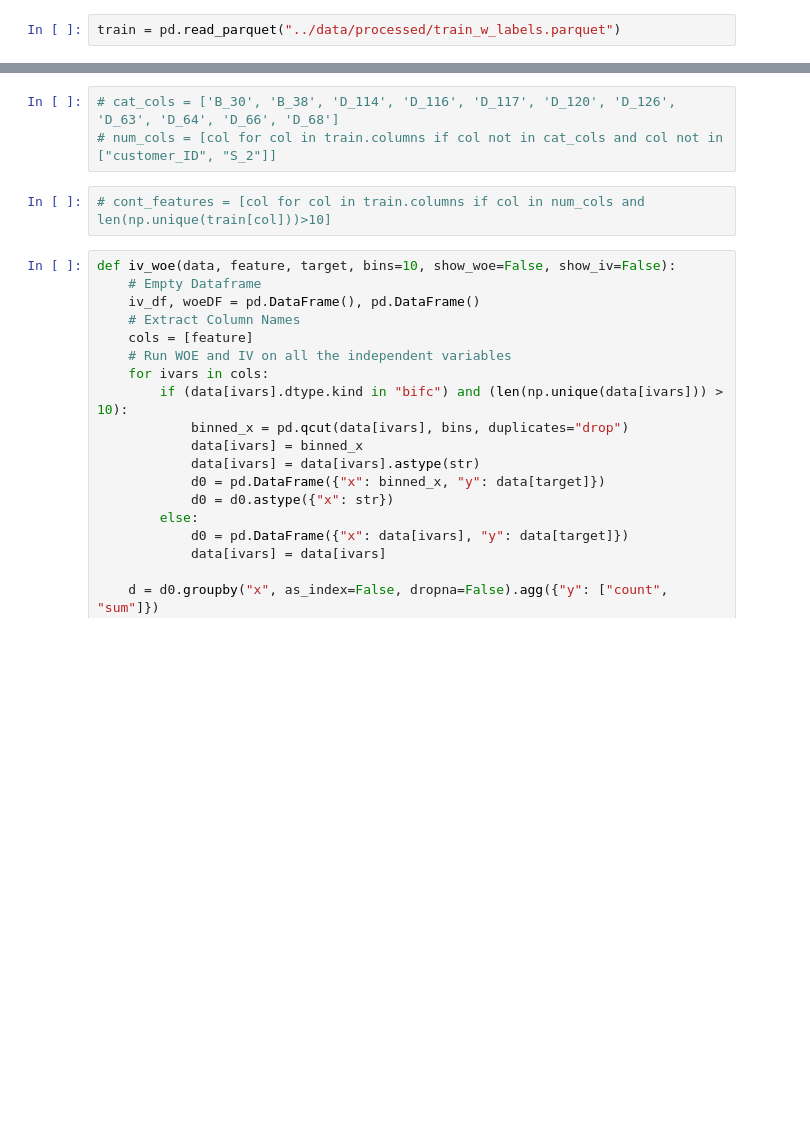
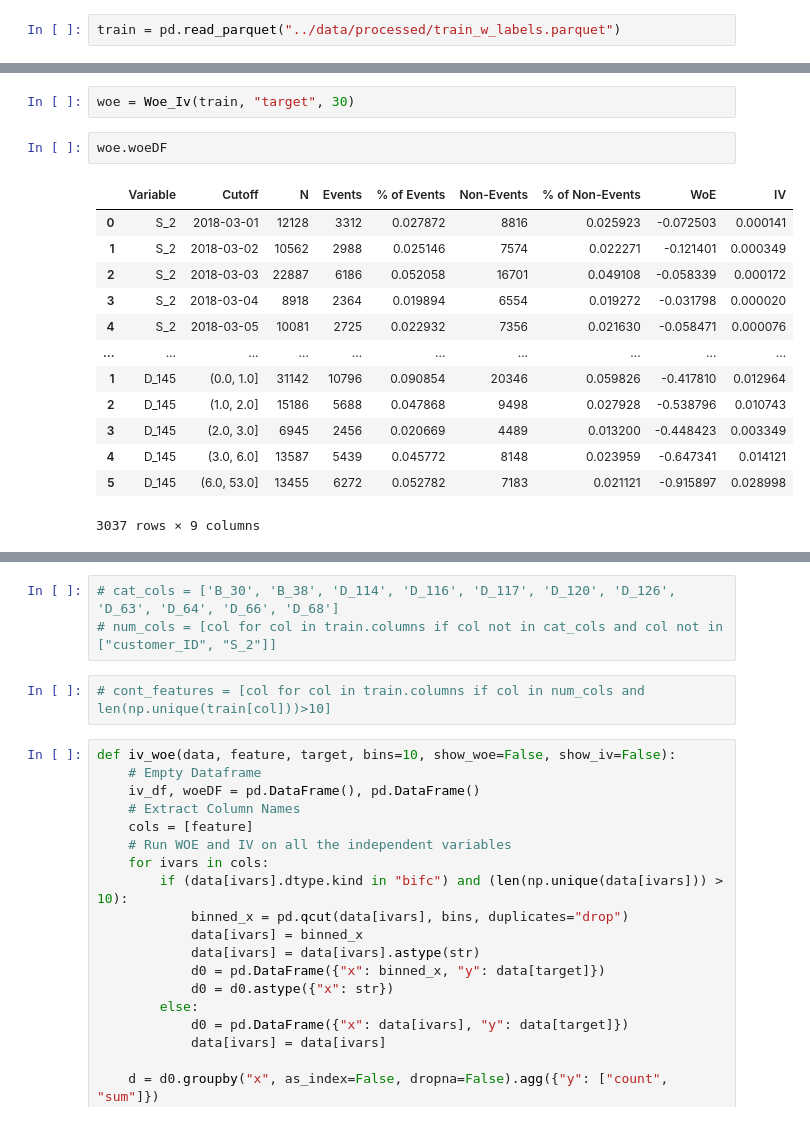
Before and after one commit to Victor-cb/American_Express-Default_Prediction, a Jupyter notebook: notebooks/02-woe_iv.ipynb, the cells around one changed output, grey strips where cells are left out. Cells and saved outputs as stored; diff of their text form; blank space fills up the shorter version.

```diff
--- a/notebooks/02-woe_iv.ipynb
+++ b/notebooks/02-woe_iv.ipynb
@@ -15,0 +103,18 @@ train = pd.read_parquet("../data/processed/train_w_labels.parquet")
+# %%
+woe = Woe_Iv(train, "target", 30)
+# %%
+woe.woeDF
+# %% [output]
+|  | Variable | Cutoff | N | Events | % of Events | Non-Events | % of Non-Events | WoE | IV |
+| 0 | S_2 | 2018-03-01 | 12128 | 3312 | 0.027872 | 8816 | 0.025923 | -0.072503 | 0.000141 |
+| 1 | S_2 | 2018-03-02 | 10562 | 2988 | 0.025146 | 7574 | 0.022271 | -0.121401 | 0.000349 |
+| 2 | S_2 | 2018-03-03 | 22887 | 6186 | 0.052058 | 16701 | 0.049108 | -0.058339 | 0.000172 |
+| 3 | S_2 | 2018-03-04 | 8918 | 2364 | 0.019894 | 6554 | 0.019272 | -0.031798 | 0.000020 |
+| 4 | S_2 | 2018-03-05 | 10081 | 2725 | 0.022932 | 7356 | 0.021630 | -0.058471 | 0.000076 |
+| ... | ... | ... | ... | ... | ... | ... | ... | ... | ... |
+| 1 | D_145 | (0.0, 1.0] | 31142 | 10796 | 0.090854 | 20346 | 0.059826 | -0.417810 | 0.012964 |
+| 2 | D_145 | (1.0, 2.0] | 15186 | 5688 | 0.047868 | 9498 | 0.027928 | -0.538796 | 0.010743 |
+| 3 | D_145 | (2.0, 3.0] | 6945 | 2456 | 0.020669 | 4489 | 0.013200 | -0.448423 | 0.003349 |
+| 4 | D_145 | (3.0, 6.0] | 13587 | 5439 | 0.045772 | 8148 | 0.023959 | -0.647341 | 0.014121 |
+| 5 | D_145 | (6.0, 53.0] | 13455 | 6272 | 0.052782 | 7183 | 0.021121 | -0.915897 | 0.028998 |
+3037 rows × 9 columns
```
Also changed, not shown: parts of 6 cells of this notebook, 10 other files.
